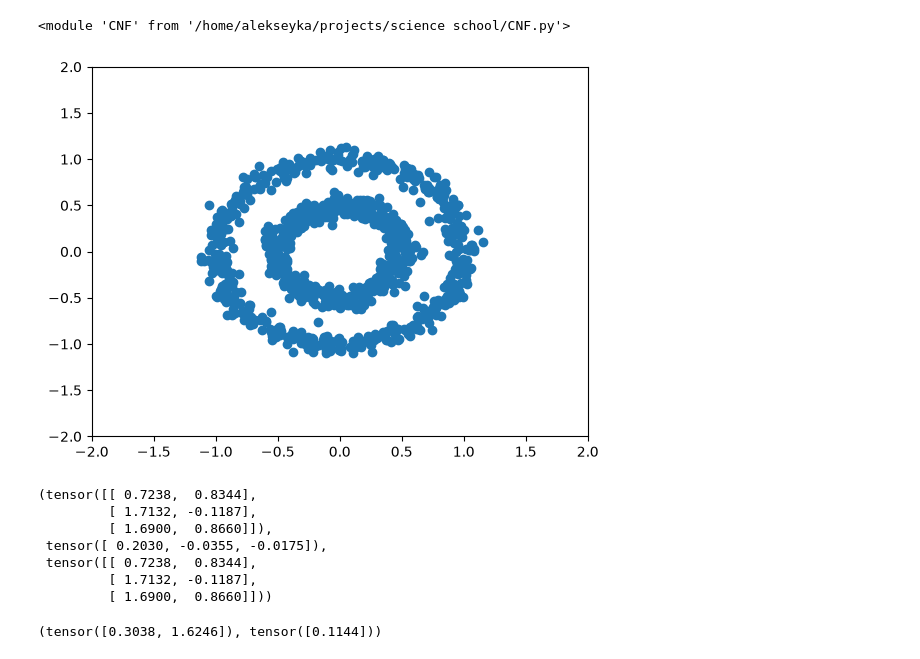
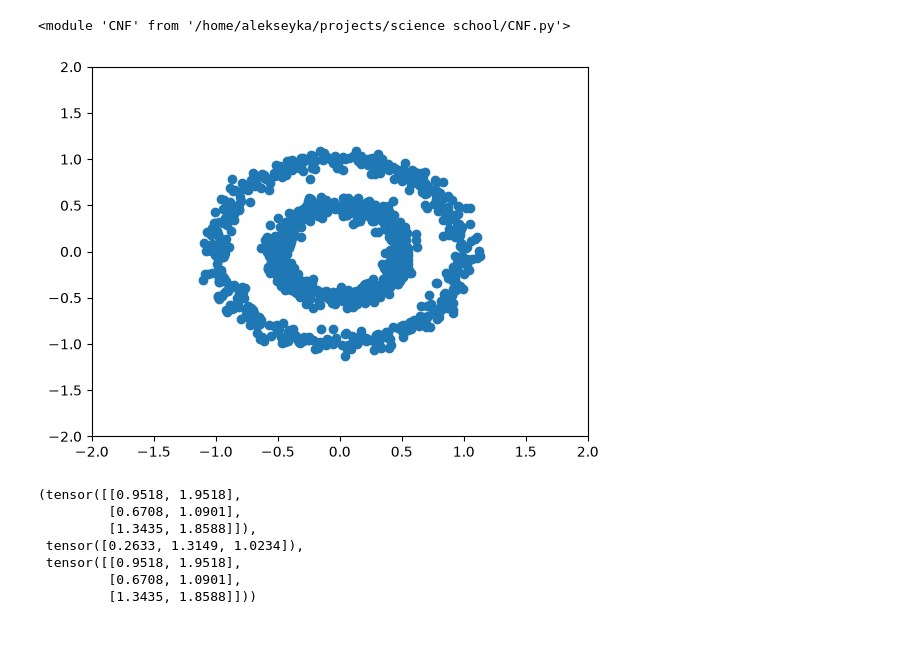
Before and after one commit to al3kseyka/scince_school, a Jupyter notebook: cnf_simple.ipynb, the cells around one changed output. Cells and saved outputs as stored; diff of their text form; code cells hidden in the pictures.

```diff
--- a/cnf_simple.ipynb
+++ b/cnf_simple.ipynb
@@ -15,18 +23,18 @@ reload(CNF)
 # %%
 def get_batch(n: int):
     X, _ = make_circles(n, noise=0.06, factor=0.5)
-    return torch.tensor(X)
+    return torch.tensor(X, dtype=torch.float32, device=DEVICE)
 # %%
 fig, ax = plt.subplots()
 
 # Координаты сетки
 X = get_batch(1000)
-X = X.numpy()
+X = X.cpu().numpy()
 x, y = X[:, 0], X[:, 1]
 ax.scatter(x, y)
 ax.set_xlim(-2, 2)
 ax.set_ylim(-2, 2)
 # plt.colorbar()
 plt.show()
 # %% [output]
-[figure, old version]
+[figure, new version]
@@ -44,14 +53,14 @@ wraped = CNF.Wraper(cnf)
 # %%
-Y, jac = wraped.forward(torch.tensor([[0., 1], [1, 0], [1, 1]]), log_jac=True)
-Y1 = wraped.forward(torch.tensor([[0., 1], [1, 0], [1, 1]]))
+Y, jac = wraped.forward(torch.tensor([[0., 1], [1, 0], [1, 1]], device=DEVICE), log_jac=True)
+Y1 = wraped.forward(torch.tensor([[0., 1], [1, 0], [1, 1]], device=DEVICE))
 Y, jac, Y1
 # %% [output]
-(tensor([[ 0.7238,  0.8344],
-         [ 1.7132, -0.1187],
-         [ 1.6900,  0.8660]]),
- tensor([ 0.2030, -0.0355, -0.0175]),
- tensor([[ 0.7238,  0.8344],
-         [ 1.7132, -0.1187],
-         [ 1.6900,  0.8660]]))
+(tensor([[0.9518, 1.9518],
+         [0.6708, 1.0901],
+         [1.3435, 1.8588]]),
+ tensor([0.2633, 1.3149, 1.0234]),
+ tensor([[0.9518, 1.9518],
+         [0.6708, 1.0901],
+         [1.3435, 1.8588]]))
 # %%
 def density(X):
@@ -59,8 +68,2 @@ def density(X):
     Y, logprop = wraped.forward(X, log_jac=True)
     return distribution.log_prob(Y) - logprop
-# %%
-a = wraped.field.u.detach()
-b = wraped.field.b.detach()
-a, b
-# %% [output]
-(tensor([0.3038, 1.6246]), tensor([0.1144]))
```
Also changed, not shown: parts of 9 cells of this notebook, 1 other file.
